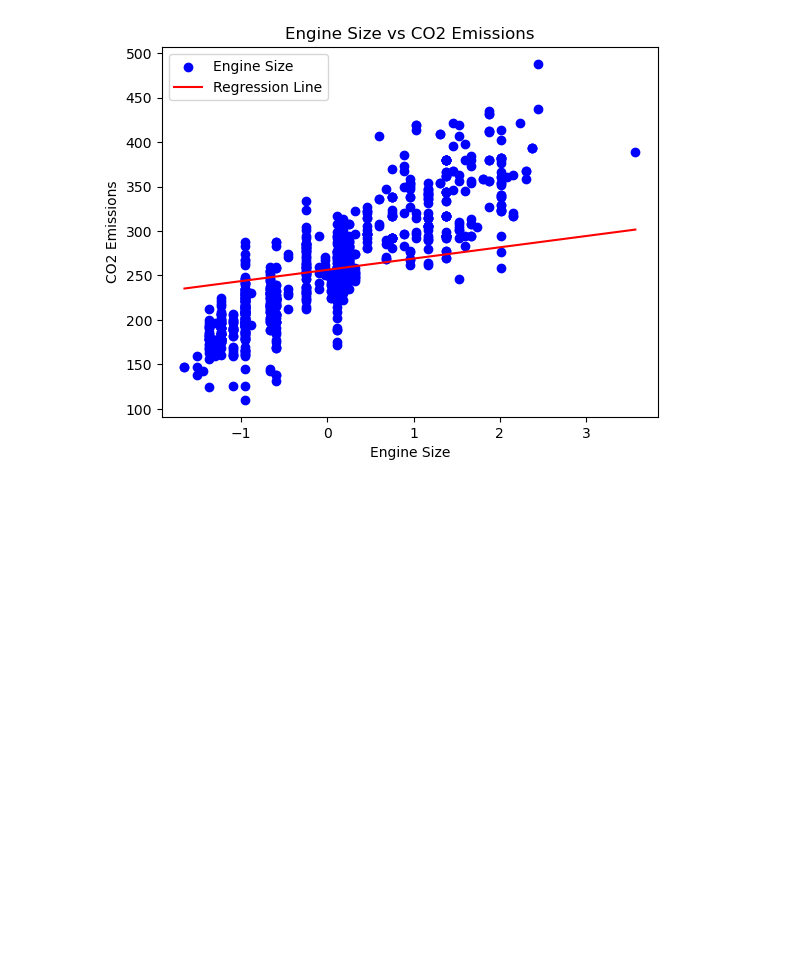
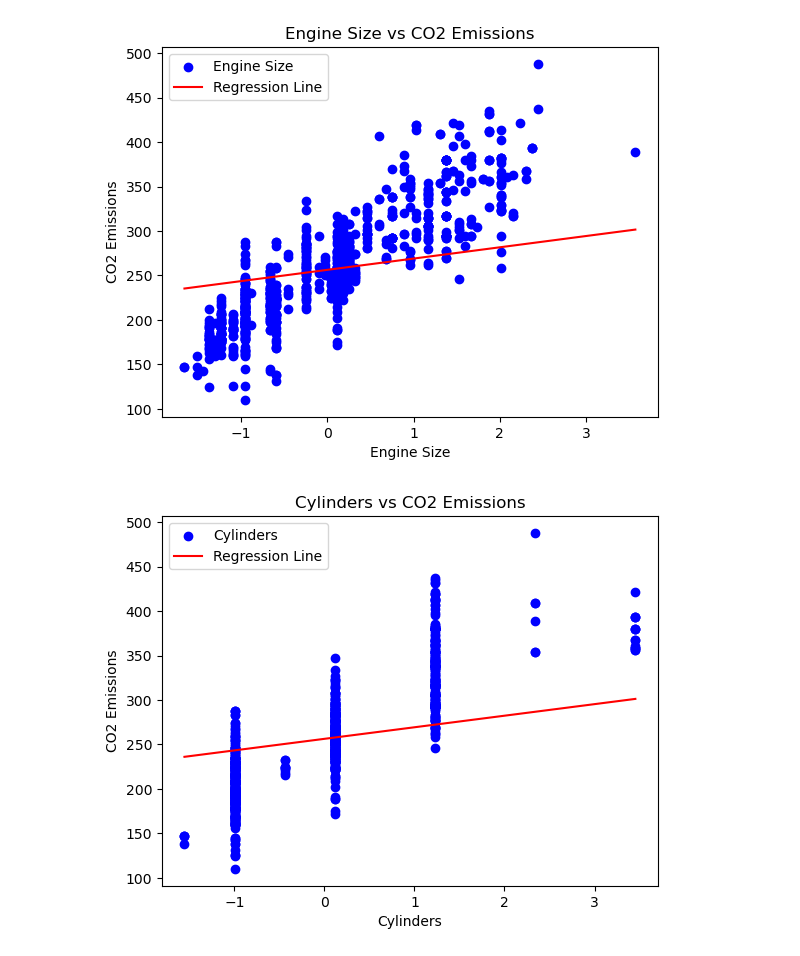
Before and after one commit to gps-stellar/Simple-Regression-Models, a Jupyter notebook: Multiple_Linear_Regression.ipynb, the cells around one changed output. Saved outputs shown, nothing was run; the diff lists cells and outputs as text; code cells hidden in the pictures; blank space fills up the shorter version.

Commit message:
Scatter plots of the results of the best fit line using the corresponding regression parameters

```diff
--- a/Multiple_Linear_Regression.ipynb
+++ b/Multiple_Linear_Regression.ipynb
@@ -224,3 +224,16 @@ plt.legend()
 plt.show()
 # %% [output]
 [figure]
+# %%
+plt.scatter(X_train[:,1], y_train, color='blue', label='Cylinders')
+# Regression Line
+x_vals = np.linspace(X_train[:, 1].min(), X_train[:, 1].max(), 100)
+y_vals = coef_[1] * x_vals + intercept_
+plt.plot(x_vals, y_vals, color='red', label='Regression Line')
+plt.xlabel('Cylinders')
+plt.ylabel('CO2 Emissions')
+plt.title('Cylinders vs CO2 Emissions')
+plt.legend()
+plt.show()
+# %% [output]
+[figure, added]
```
Also changed, not shown: parts of 5 cells of this notebook.
